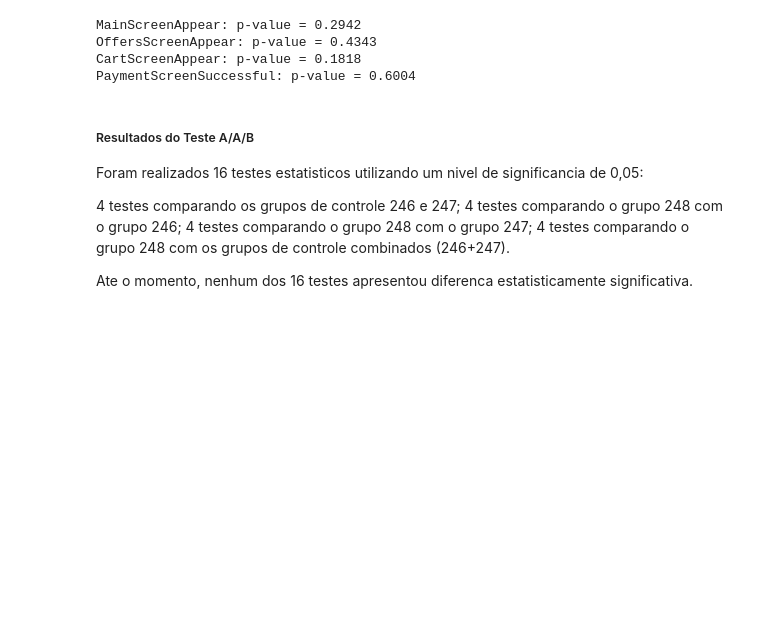
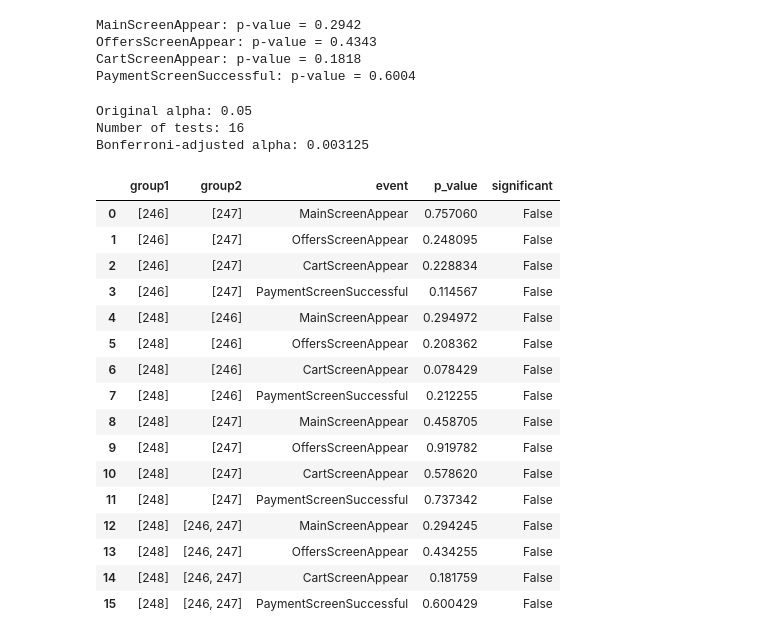
Before and after one commit to thaisCrtn/food-app-funnel-ab-testing-analysis, a Jupyter notebook: notebooks/EDA.ipynb, the cells around one changed output. Saved outputs shown, nothing was run; the diff lists cells and outputs as text; code cells hidden in the pictures; blank space fills up the shorter version.

```diff
--- a/notebooks/EDA.ipynb
+++ b/notebooks/EDA.ipynb
@@ -471,14 +471,59 @@ MainScreenAppear: p-value = 0.2942
 OffersScreenAppear: p-value = 0.4343
 CartScreenAppear: p-value = 0.1818
 PaymentScreenSuccessful: p-value = 0.6004
-# %% [markdown]
-##### Resultados do Teste A/A/B
-
-Foram realizados 16 testes estatisticos utilizando um nivel de significancia de 0,05:
-
-4 testes comparando os grupos de controle 246 e 247;
-4 testes comparando o grupo 248 com o grupo 246;
-4 testes comparando o grupo 248 com o grupo 247;
-4 testes comparando o grupo 248 com os grupos de controle combinados (246+247).
-
-Ate o momento, nenhum dos 16 testes apresentou diferenca estatisticamente significativa.
+# %%
+alpha = 0.05
+n_tests = 16
+
+alpha_bonferroni = alpha / n_tests
+
+print(f"Original alpha: {alpha}")
+print(f"Number of tests: {n_tests}")
+print(f"Bonferroni-adjusted alpha: {alpha_bonferroni}")
+# %% [output]
+Original alpha: 0.05
+Number of tests: 16
+Bonferroni-adjusted alpha: 0.003125
+# %%
+results = []
+
+comparisons = [
+    ([246], [247]),
+    ([248], [246]),
+    ([248], [247]),
+    ([248], [246, 247])
+]
+
+for group1, group2 in comparisons:
+    for event in events:
+        p_value = test_proportions(event, group1, group2)
+
+        results.append({
+            "group1": group1,
+            "group2": group2,
+            "event": event,
+            "p_value": p_value
+        })
+
+results_df = pd.DataFrame(results)
+
+results_df['significant'] = results_df['p_value'] < alpha_bonferroni
+results_df
+# %% [output]
+|  | group1 | group2 | event | p_value | significant |
+| 0 | [246] | [247] | MainScreenAppear | 0.757060 | False |
+| 1 | [246] | [247] | OffersScreenAppear | 0.248095 | False |
+| 2 | [246] | [247] | CartScreenAppear | 0.228834 | False |
+| 3 | [246] | [247] | PaymentScreenSuccessful | 0.114567 | False |
+| 4 | [248] | [246] | MainScreenAppear | 0.294972 | False |
+| 5 | [248] | [246] | OffersScreenAppear | 0.208362 | False |
+| 6 | [248] | [246] | CartScreenAppear | 0.078429 | False |
+| 7 | [248] | [246] | PaymentScreenSuccessful | 0.212255 | False |
+| 8 | [248] | [247] | MainScreenAppear | 0.458705 | False |
+| 9 | [248] | [247] | OffersScreenAppear | 0.919782 | False |
+| 10 | [248] | [247] | CartScreenAppear | 0.578620 | False |
+| 11 | [248] | [247] | PaymentScreenSuccessful | 0.737342 | False |
+| 12 | [248] | [246, 247] | MainScreenAppear | 0.294245 | False |
+| 13 | [248] | [246, 247] | OffersScreenAppear | 0.434255 | False |
+| 14 | [248] | [246, 247] | CartScreenAppear | 0.181759 | False |
+| 15 | [248] | [246, 247] | PaymentScreenSuccessful | 0.600429 | False |
```
Also changed, not shown: parts of 5 cells of this notebook.
